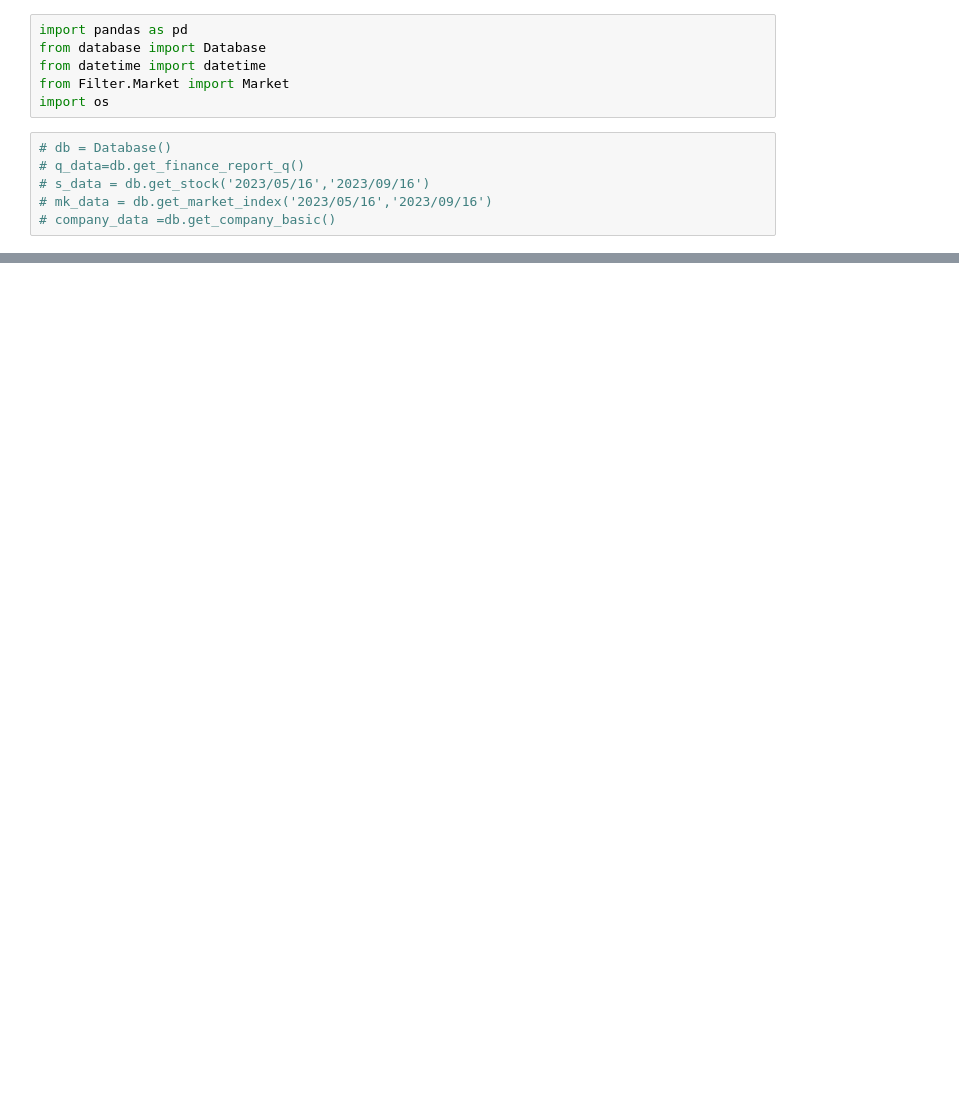
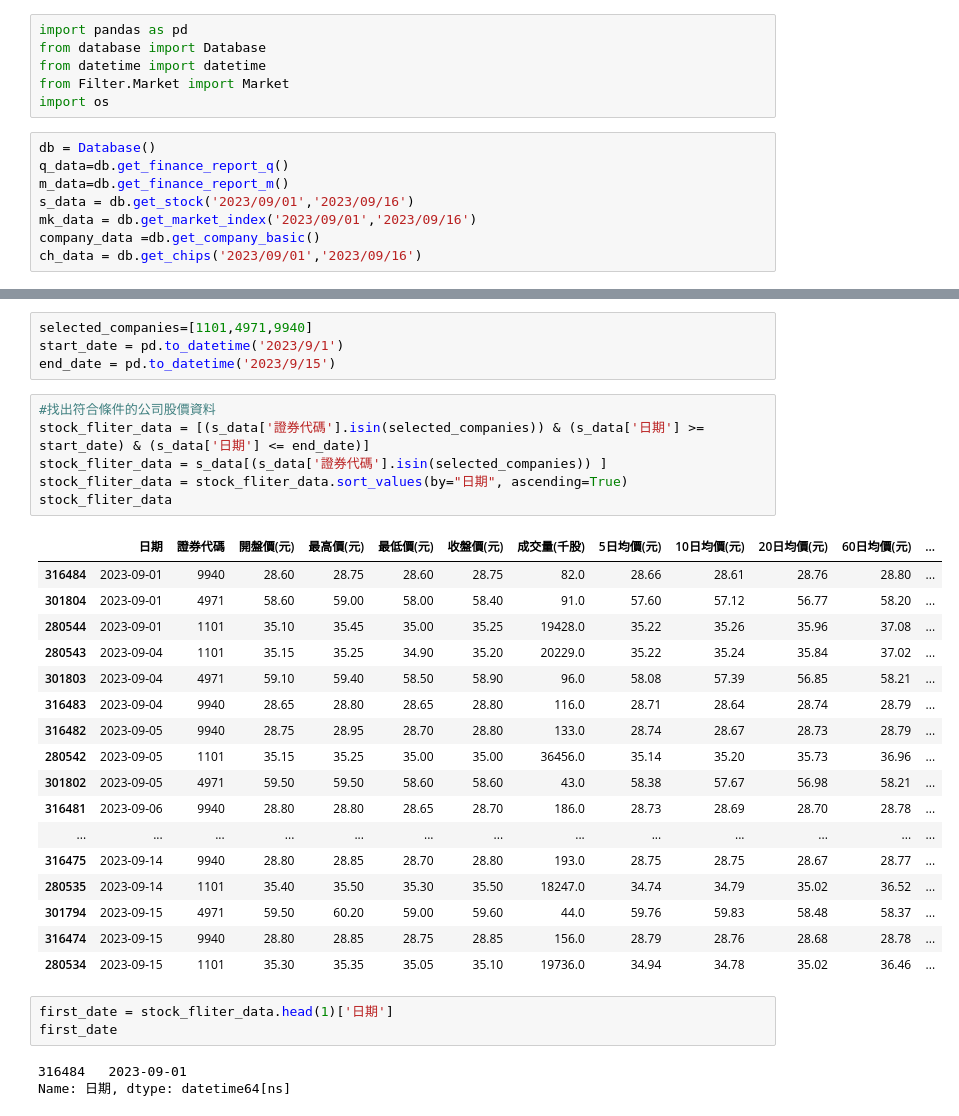
Before and after one commit to cynthiaiii4/Data_Browsing, a Jupyter notebook: test.ipynb, the cells around one changed output, grey strips where cells are left out. Cells and saved outputs as stored; diff of their text form; blank space fills up the shorter version.

```diff
--- a/test.ipynb
+++ b/test.ipynb
@@ -5,8 +5,10 @@ from datetime import datetime
 from Filter.Market import Market
 import os
 # %%
-# db = Database()
-# q_data=db.get_finance_report_q()
-# s_data = db.get_stock('2023/05/16','2023/09/16')
-# mk_data = db.get_market_index('2023/05/16','2023/09/16')
-# company_data =db.get_company_basic()
+db = Database()
+q_data=db.get_finance_report_q()
+m_data=db.get_finance_report_m()
+s_data = db.get_stock('2023/09/01','2023/09/16')
+mk_data = db.get_market_index('2023/09/01','2023/09/16')
+company_data =db.get_company_basic()
+ch_data = db.get_chips('2023/09/01','2023/09/16')
@@ -43,0 +36,34 @@ df_from_db
+# %%
+selected_companies=[1101,4971,9940]
+start_date = pd.to_datetime('2023/9/1')
+end_date = pd.to_datetime('2023/9/15')
+# %%
+#找出符合條件的公司股價資料
+stock_fliter_data = [(s_data['證券代碼'].isin(selected_companies)) & (s_data['日期'] >= start_date) & (s_data['日期'] <= end_date)]
+stock_fliter_data = s_data[(s_data['證券代碼'].isin(selected_companies)) ]
+stock_fliter_data = stock_fliter_data.sort_values(by="日期", ascending=True)
+stock_fliter_data
+# %% [output]
+|  | 日期 | 證券代碼 | 開盤價(元) | 最高價(元) | 最低價(元) | 收盤價(元) | 成交量(千股) | 5日均價(元) | 10日均價(元) | 20日均價(元) | 60日均價(元) | ... |
+| 316484 | 2023-09-01 | 9940 | 28.60 | 28.75 | 28.60 | 28.75 | 82.0 | 28.66 | 28.61 | 28.76 | 28.80 | ... |
+| 301804 | 2023-09-01 | 4971 | 58.60 | 59.00 | 58.00 | 58.40 | 91.0 | 57.60 | 57.12 | 56.77 | 58.20 | ... |
+| 280544 | 2023-09-01 | 1101 | 35.10 | 35.45 | 35.00 | 35.25 | 19428.0 | 35.22 | 35.26 | 35.96 | 37.08 | ... |
+| 280543 | 2023-09-04 | 1101 | 35.15 | 35.25 | 34.90 | 35.20 | 20229.0 | 35.22 | 35.24 | 35.84 | 37.02 | ... |
+| 301803 | 2023-09-04 | 4971 | 59.10 | 59.40 | 58.50 | 58.90 | 96.0 | 58.08 | 57.39 | 56.85 | 58.21 | ... |
+| 316483 | 2023-09-04 | 9940 | 28.65 | 28.80 | 28.65 | 28.80 | 116.0 | 28.71 | 28.64 | 28.74 | 28.79 | ... |
+| 316482 | 2023-09-05 | 9940 | 28.75 | 28.95 | 28.70 | 28.80 | 133.0 | 28.74 | 28.67 | 28.73 | 28.79 | ... |
+| 280542 | 2023-09-05 | 1101 | 35.15 | 35.25 | 35.00 | 35.00 | 36456.0 | 35.14 | 35.20 | 35.73 | 36.96 | ... |
+| 301802 | 2023-09-05 | 4971 | 59.50 | 59.50 | 58.60 | 58.60 | 43.0 | 58.38 | 57.67 | 56.98 | 58.21 | ... |
+| 316481 | 2023-09-06 | 9940 | 28.80 | 28.80 | 28.65 | 28.70 | 186.0 | 28.73 | 28.69 | 28.70 | 28.78 | ... |
+| ... | ... | ... | ... | ... | ... | ... | ... | ... | ... | ... | ... | ... |
+| 316475 | 2023-09-14 | 9940 | 28.80 | 28.85 | 28.70 | 28.80 | 193.0 | 28.75 | 28.75 | 28.67 | 28.77 | ... |
+| 280535 | 2023-09-14 | 1101 | 35.40 | 35.50 | 35.30 | 35.50 | 18247.0 | 34.74 | 34.79 | 35.02 | 36.52 | ... |
+| 301794 | 2023-09-15 | 4971 | 59.50 | 60.20 | 59.00 | 59.60 | 44.0 | 59.76 | 59.83 | 58.48 | 58.37 | ... |
+| 316474 | 2023-09-15 | 9940 | 28.80 | 28.85 | 28.75 | 28.85 | 156.0 | 28.79 | 28.76 | 28.68 | 28.78 | ... |
+| 280534 | 2023-09-15 | 1101 | 35.30 | 35.35 | 35.05 | 35.10 | 19736.0 | 34.94 | 34.78 | 35.02 | 36.46 | ... |
+# %%
+first_date = stock_fliter_data.head(1)['日期']
+first_date
+# %% [output]
+316484   2023-09-01
+Name: 日期, dtype: datetime64[ns]
```
Also changed, not shown: parts of 20 cells of this notebook, 11 other files.
